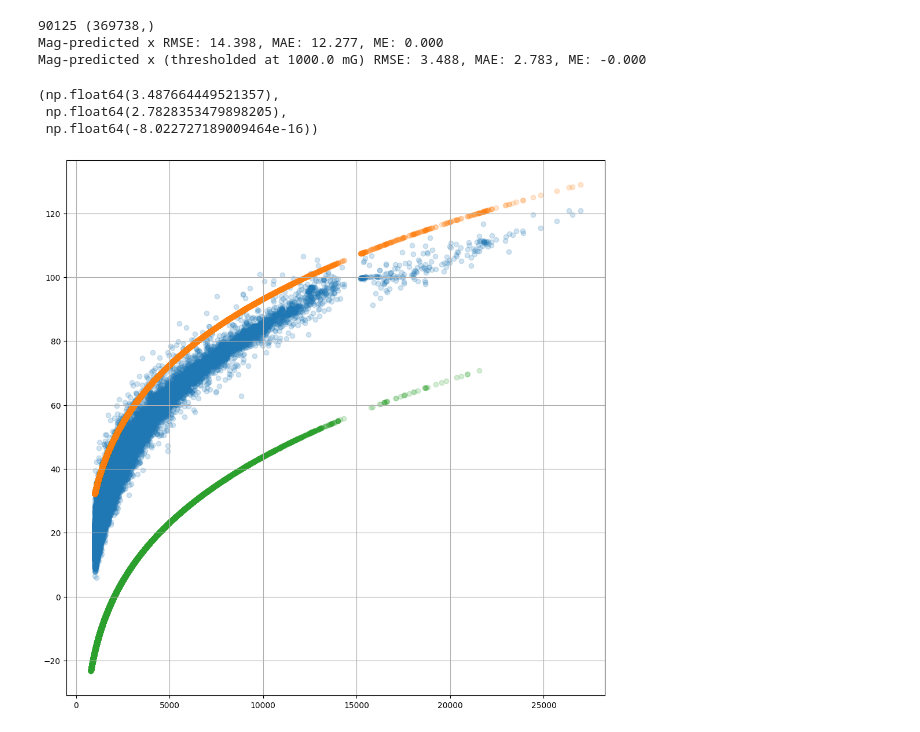
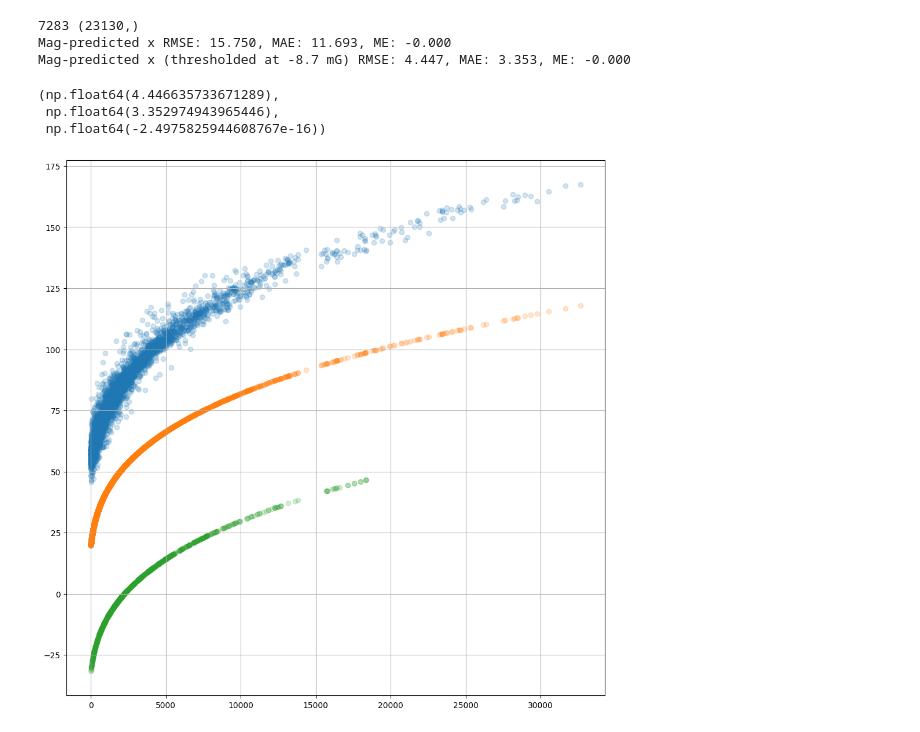
Before and after one commit to colinpate/sus, a Jupyter notebook: mag_v_correction.ipynb, the cells around one changed output. Drawn from its saved outputs; the diff is of its cells as text; code cells hidden in the pictures.

```diff
--- a/mag_v_correction.ipynb
+++ b/mag_v_correction.ipynb
@@ -20,23 +21,26 @@ def print_err_stats(x, gt, center=False, prefix=""):
     print(f"{prefix} RMSE: {rmse:.3f}, MAE: {mae:.3f}, ME: {me:.3f}")
     return rmse, mae, me
 # %%
-log_filename = "log060"
+from analyze_accel_mismatch import derive_gt
+
+
+log_filename = "log091"
 out_dir = f"backend/run_artifacts/{log_filename}/cache/"
 ws_file = out_dir + "/all.npz"
 ws = np.load(ws_file)
 print([str(key) for key in ws.keys()])
 
-t = ws["accel/lpf/proj__t"]
-acc = ws["accel/lpf/proj__x"][:, 0]
+acc = ws["accel/lpfhp/proj__x"][:, 0]
 travel = ws["travel__x"][:, 0]
 mag = ws["mag/proj/corr/lpf__x"][:, 0]
 mag_raw = ws["mag__x"]
 mag_raw_mag = np.linalg.norm(mag_raw, axis=1)
 mag_baseline = ws["mag_baseline"][0]
 mag_proj_bad_mask = ws["mag/proj/bad_mask__x"][:, 0].astype(bool)
+boring_mask = ws["boring_mask"].astype(bool)
 print(acc.shape)
+t, a_meas, a_gt, v = derive_gt(ws, use_gradient=True, use_raw=False)
 dt_s = np.diff(t, prepend=t[0]-0.01)
-v = np.diff(travel, prepend=travel[0]) / dt_s
 
 print("Mag baseline:", mag_baseline)
 
@@ -49,8 +53,10 @@ Mag baseline: 790.4609084480567
 # %%
-local_max_indices = (np.diff(np.sign(np.diff(mag))) < 0).nonzero()[0] + 1
-local_min_indices = (np.diff(np.sign(np.diff(mag))) > 0).nonzero()[0] + 1
-print(f"Local maxima indices: {local_max_indices}")
-print(f"Local minima indices: {local_min_indices}")
+idx_shift = 1
+
+local_max_indices = (np.diff(np.sign(np.diff(mag))) < 0).nonzero()[0]
+local_min_indices = (np.diff(np.sign(np.diff(mag))) > 0).nonzero()[0]
 v0_idxs = np.sort(np.concatenate((local_max_indices, local_min_indices)))
 print("v0 indices", v0_idxs.shape)
+
+v0_idxs += idx_shift
 # %% [output]
@@ -298,8 +369,8 @@ plt.grid()
 # %%
-def pred_x(mag_i, x0, y_scale, power):
+def pred_x(mag_i, x0, y_scale, power, y0=0, m=0):
     mag_i = np.copy(mag_i)
     mag_i[(mag_i - x0) < 0] = x0
-    return ((mag_i - x0) ** power) * y_scale
+    return ((mag_i - x0) ** power) * abs(y_scale) + (abs(m) * (mag_i - x0)) + y0
 
 power_prior = 1/3
 power_weight = 1000
@@ -319,7 +390,7 @@ def calculate_res(vec):
 
     return np.concatenate([res.flatten(), np.array([power_res]) * power_weight])
 
-guess_vec = [0, 1/3, 1/3]
+guess_vec = [mag_baseline, 3, 1/3]
 res = calculate_res(guess_vec)
 print("Res shape:", res.shape)
 # %% [output]
@@ -342,36 +413,36 @@ x0, y_scale, power: [388.922  11.918   0.253]
 # %%
 # Calc RMSE
 good_mag_mask = np.ones_like(mag_proj_bad_mask)#~mag_proj_bad_mask
 mags_flat = mag[good_mag_mask].flatten().copy() #input_arr[:, 0, :].flatten()
 x_mag_flat = pred_x(mags_flat, result.x[0], result.x[1], result.x[2])
-x_mag_flat -= np.mean(x_mag_flat)
 
 trav_flat = travel[good_mag_mask].flatten().copy() #np.array(gt_list).flatten()
-thresh = 1000
-mag_thresh_mask = mags_flat > thresh
-trav_offset = np.mean(trav_flat)
-trav_flat -= trav_offset
+thresh = mag_baseline
+mag_thresh_mask = (mag > thresh) & boring_mask
+trav_offset = np.mean(trav_flat[mag_thresh_mask])
 
 mag_pts = input_arr[:, 0, 1:]
 mag_pts_preds = pred_x(mag_pts, result.x[0], result.x[1], power=result.x[2])
 mag_pts_preds -= np.mean(mag_pts_preds)
+#trav_flat -= trav_offset
+#x_mag_flat -= np.mean(x_mag_flat[mag_thresh_mask])
 
 print(np.sum(mag_thresh_mask), mag_thresh_mask.shape)
 
 plt.figure(figsize=(12, 12))
 plt.scatter(mags_flat[mag_thresh_mask], trav_flat[mag_thresh_mask], alpha=0.2, label="ground truth travel")
 plt.scatter(mags_flat[mag_thresh_mask], x_mag_flat[mag_thresh_mask], alpha=0.2, label="predicted travel")
 plt.scatter(mag_pts.flatten(), mag_pts_preds.flatten(), alpha=0.2, label="predicted travel at points")
 plt.grid()
 
-print_err_stats(x_mag_flat, trav_flat, prefix="Mag-predicted x")
+print_err_stats(x_mag_flat[boring_mask], trav_flat[boring_mask], prefix="Mag-predicted x", center=True)
 print_err_stats(x_mag_flat[mag_thresh_mask], trav_flat[mag_thresh_mask], prefix="Mag-predicted x (thresholded at {:.1f} mG)".format(thresh), center=True)
 # %% [output]
-90125 (369738,)
-Mag-predicted x RMSE: 14.398, MAE: 12.277, ME: 0.000
-Mag-predicted x (thresholded at 1000.0 mG) RMSE: 3.488, MAE: 2.783, ME: -0.000
+7283 (23130,)
+Mag-predicted x RMSE: 15.750, MAE: 11.693, ME: -0.000
+Mag-predicted x (thresholded at -8.7 mG) RMSE: 4.447, MAE: 3.353, ME: -0.000
-(np.float64(3.487664449521357),
- np.float64(2.7828353479898205),
- np.float64(-8.022727189009464e-16))
+(np.float64(4.446635733671289),
+ np.float64(3.352974943965446),
+ np.float64(-2.4975825944608767e-16))
-[figure, old version]
+[figure, new version]
 # %%
```
Also changed, not shown: parts of 20 cells of this notebook, 5 other files.
